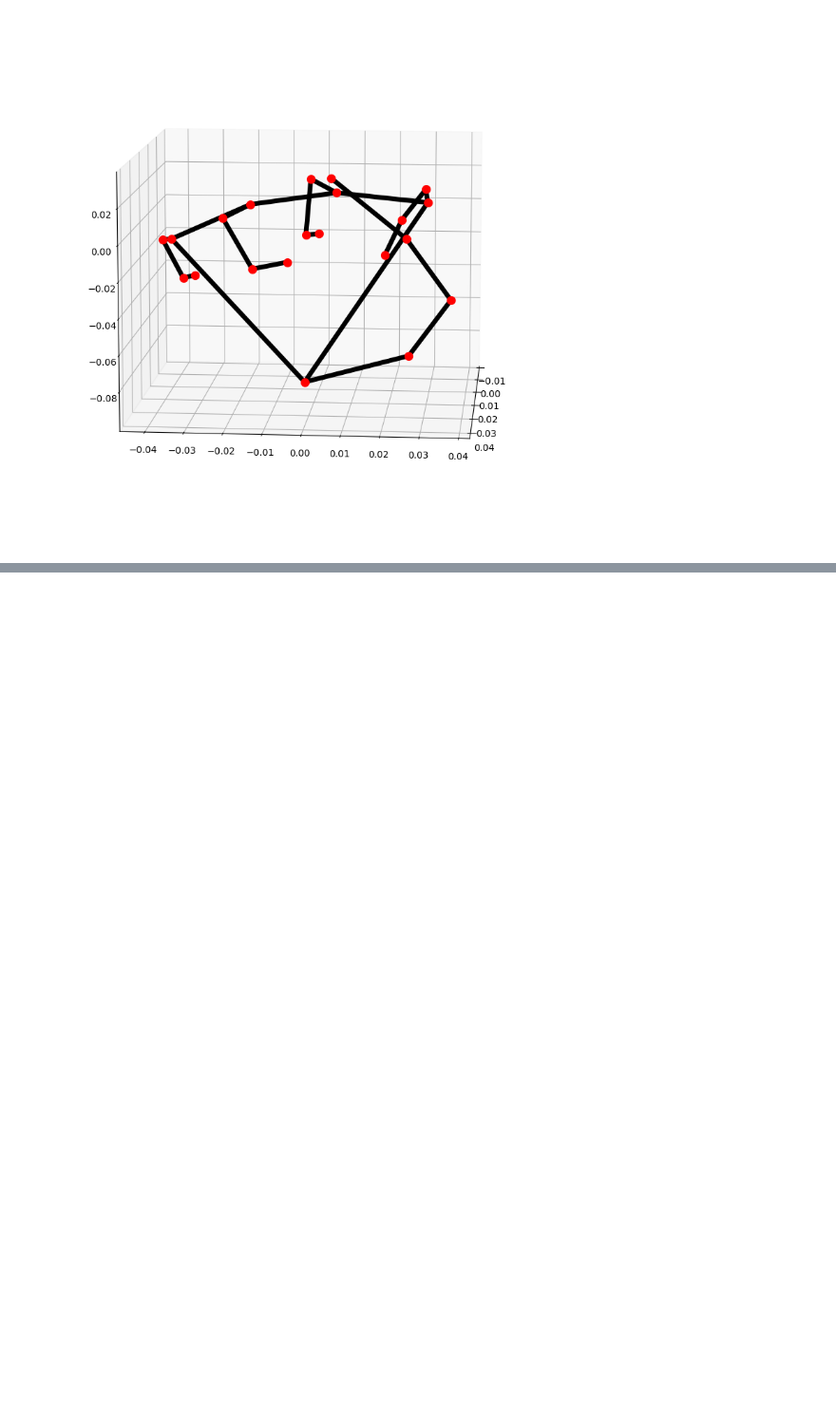
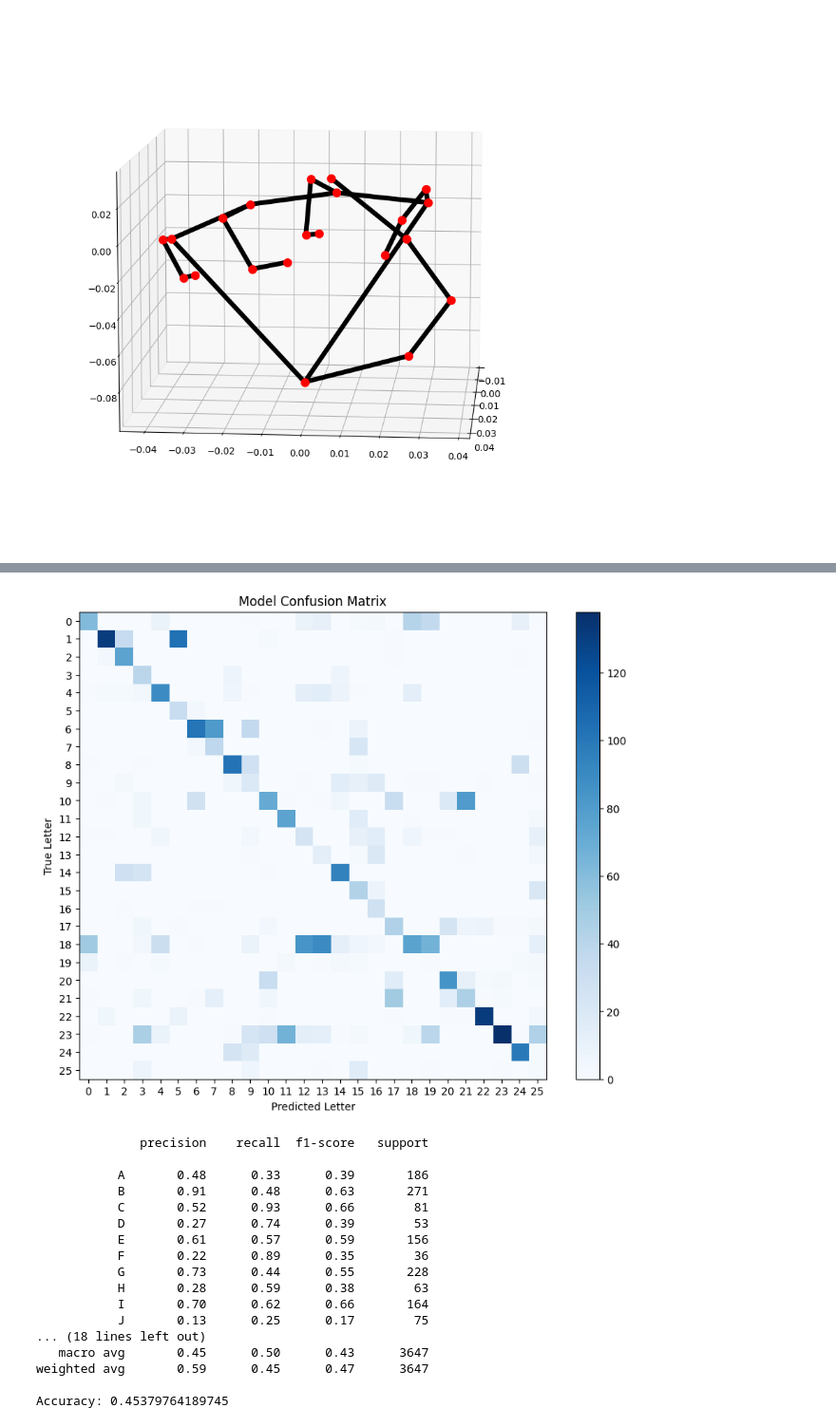
Before and after one commit to cpsnowden/swordle, a Jupyter notebook: notebooks/KNN-WT-MergedData.ipynb, the cells around one changed output, grey strips where cells are left out. Shown at 95% size. Drawn from its saved outputs; the diff is of its cells as text; code cells hidden in the pictures; blank space fills up the shorter version.

Commit message:
Tested models using our own data

```diff
--- a/notebooks/KNN-WT-MergedData.ipynb
+++ b/notebooks/KNN-WT-MergedData.ipynb
@@ -496,0 +664,21 @@ knn4.save()
+# %%
+evaluate_model(letter_preds4, y4_test)
+# %% [output]
+[figure, added]
+              precision    recall  f1-score   support
+
+           A       0.48      0.33      0.39       186
+           B       0.91      0.48      0.63       271
+           C       0.52      0.93      0.66        81
+           D       0.27      0.74      0.39        53
+           E       0.61      0.57      0.59       156
+           F       0.22      0.89      0.35        36
+           G       0.73      0.44      0.55       228
+           H       0.28      0.59      0.38        63
+           I       0.70      0.62      0.66       164
+           J       0.13      0.25      0.17        75
+... (18 lines left out)
+   macro avg       0.45      0.50      0.43      3647
+weighted avg       0.59      0.45      0.47      3647
+
+Accuracy: 0.45379764189745
```
Also changed, not shown: parts of 28 cells of this notebook.
